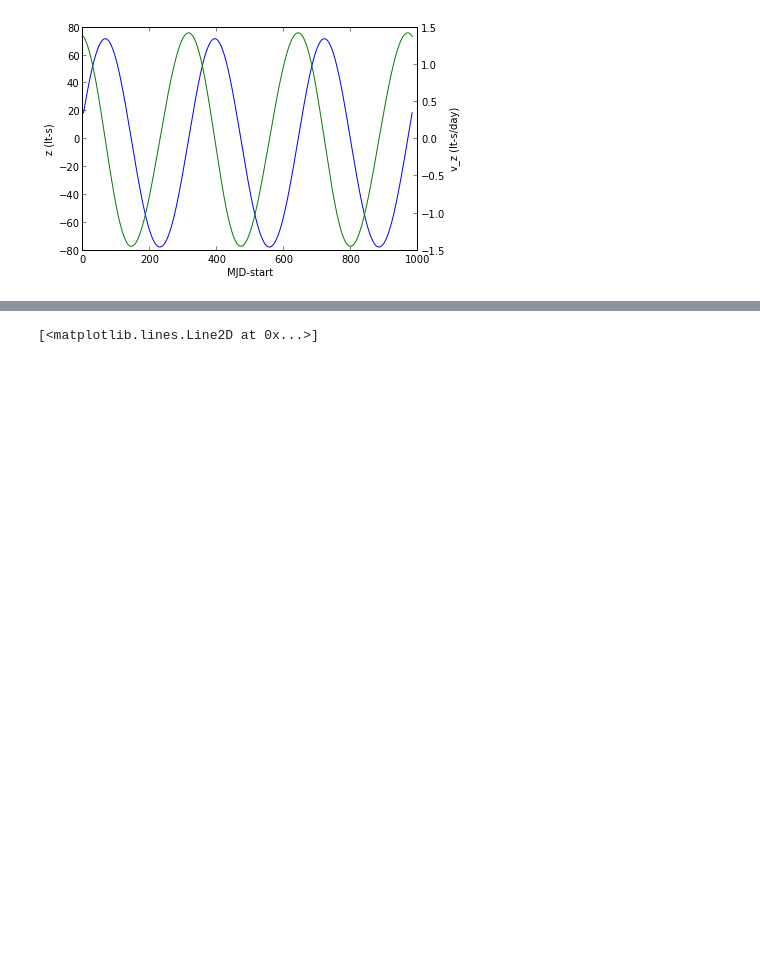
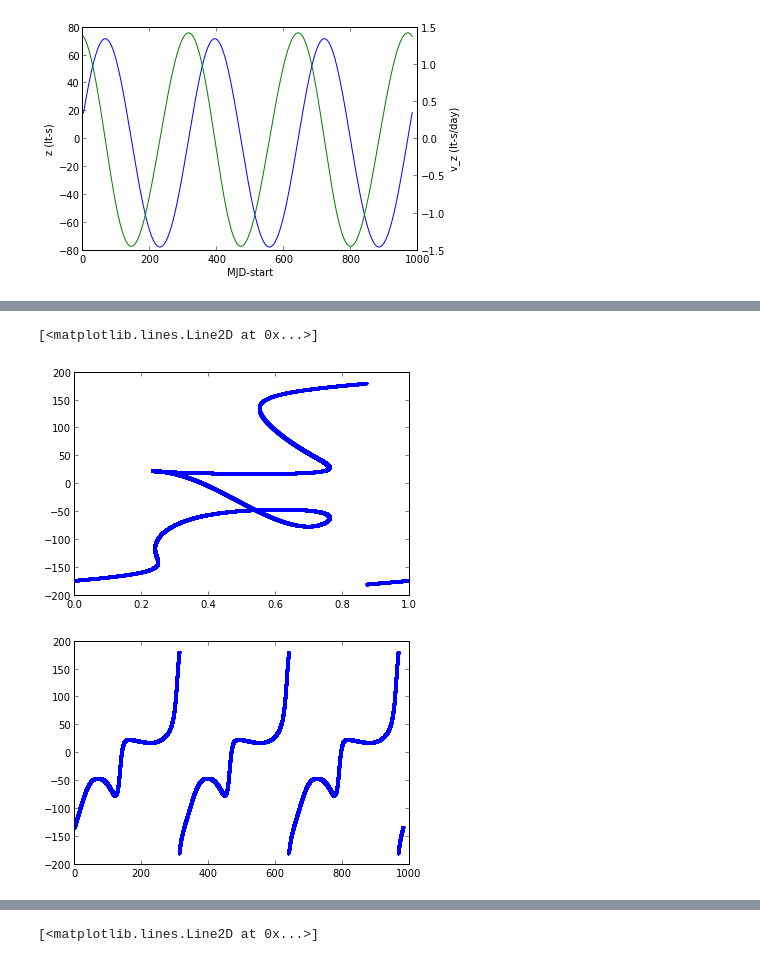
Before and after one commit to aarchiba/triplesystem, a Jupyter notebook: reference_orbit.ipynb, the cells around one changed output, grey strips where cells are left out. Drawn from its saved outputs; the diff is of its cells as text; code cells hidden in the pictures; blank space fills up the shorter version.

```diff
--- a/reference_orbit.ipynb
+++ b/reference_orbit.ipynb
@@ -74,0 +119,8 @@ for i in range(len(o["times"])):
+# %%
+plt.plot(o["phase_o"],np.degrees(o["omega_o"]),".")
+plt.figure()
+plt.plot(o["times"],np.degrees(o["omega_o"]),".")
+# %% [output]
+[<matplotlib.lines.Line2D at 0x...>]
+[figure, added]
+[figure, added]
```
Also changed, not shown: parts of 9 cells of this notebook, 8 other files.
